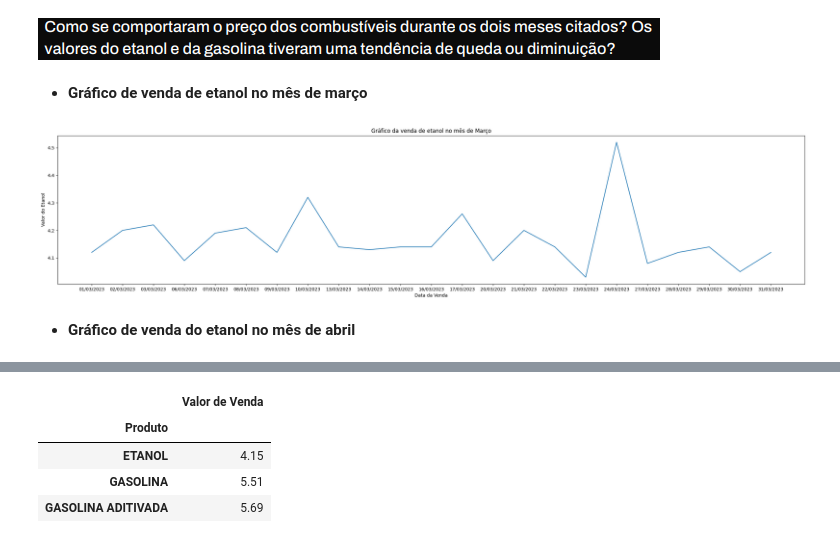
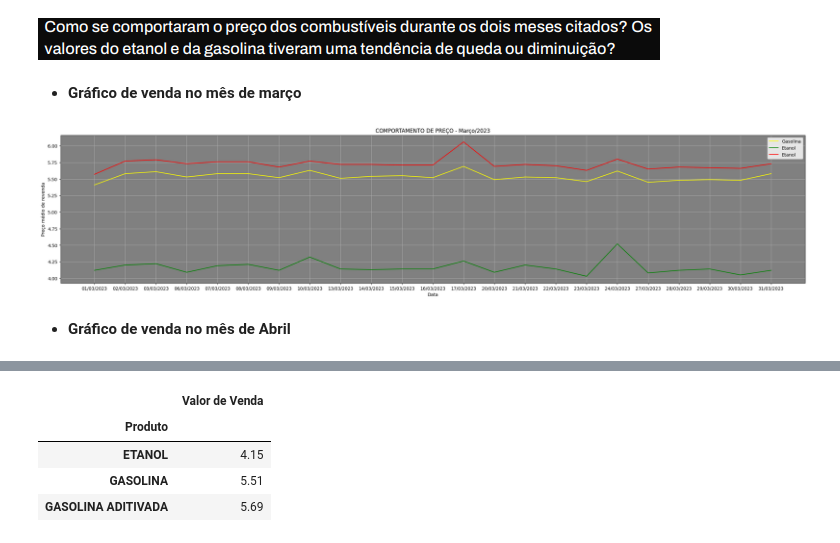
Before and after one commit to CassioRibeiro/PGM4, a Jupyter notebook: PGM4.ipynb, the cells around one changed output, grey strips where cells are left out. Cells and saved outputs as stored; diff of their text form; code cells hidden in the pictures.

Commit message:
alteração dos gráficos para o comportamento dos preços e esboço da questão 9 e 10 sobre correlação

```diff
--- a/PGM4.ipynb
+++ b/PGM4.ipynb
@@ -122,17 +122,24 @@ preco_aditivada_marco = aditivada_marco[['Data da Coleta', 'Valor de Venda']].gr
 # %% [markdown]
 ![image.png](embedded-picture-1)
 # %% [markdown]
-* **Gráfico de venda de etanol no mês de março**
+* **Gráfico de venda no mês de março**
-# %%
-x = preco_etanol_mar.index
-y = preco_etanol_mar['Valor de Venda']
-plt.figure(figsize=(30,6))
-plt.ylabel('Valor do Etanol')
-plt.xlabel('Data da Venda')
-plt.title('Gráfico da venda de etanol no mês de Março')
-plt.plot(x,y)
-plt.show()
-# %% [output]
-[figure, removed]
+# %%
+# Criando o gráfico de linhas
+fig, ax = plt.subplots(figsize = (30,6))
+ax.plot(preco_gasolina_marco.index , preco_gasolina_marco['Valor de Venda'], label='Gasolina', color = 'yellow')
+ax.plot(preco_etanol_mar.index , preco_etanol_mar['Valor de Venda'], label='Etanol', color = 'green')
+ax.plot(preco_aditivada_marco.index , preco_aditivada_marco['Valor de Venda'], label='Etanol', color = 'red')
+
+# Adicionando legendas e título
+ax.legend()
+ax.set_xlabel('Data')
+ax.set_ylabel('Preço médio de revenda')
+ax.set_title('COMPORTAMENTO DE PREÇO - Março/2023')
+ax.set_facecolor('grey')
+ax.grid(True)
+# Mostrando o gráfico
+plt.show()
+# %% [output]
+[figure, added]
 # %% [markdown]
-* **Gráfico de venda do etanol no mês de abril**
+* **Gráfico de venda no mês de Abril**
```
Also changed, not shown: parts of 24 cells of this notebook.
